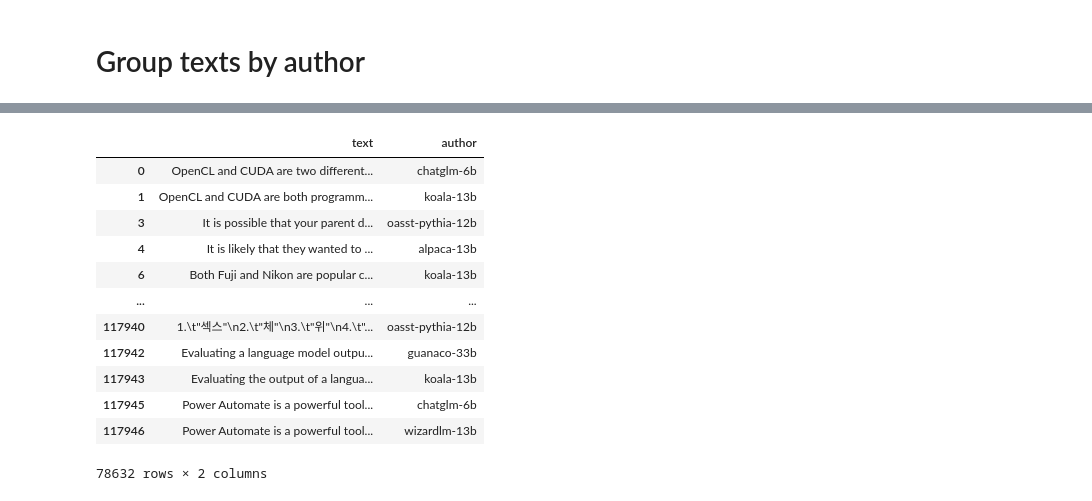
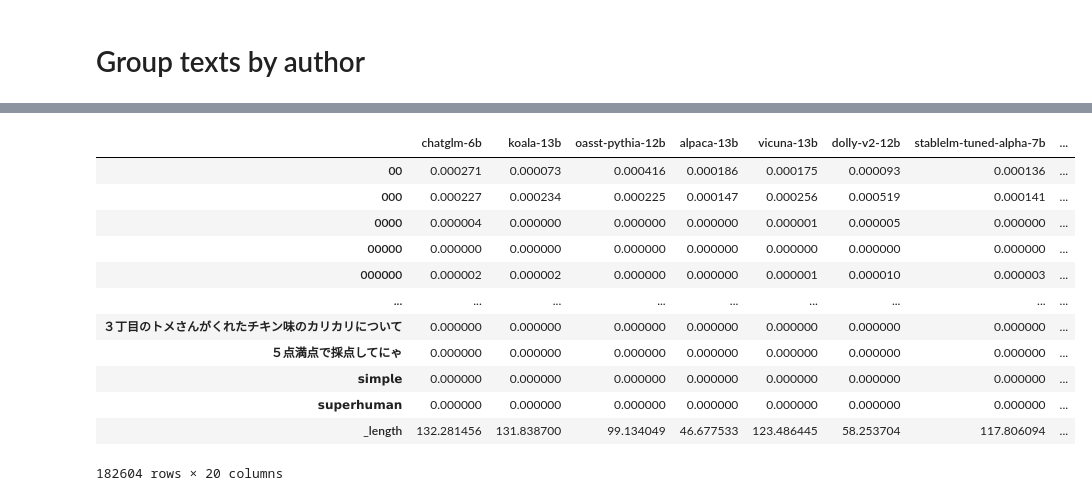
Before and after one commit to homeworkace/slop-radar, a Jupyter notebook: MLNN.ipynb, the cells around one changed output, grey strips where cells are left out. Cells and saved outputs as stored; diff of their text form; code cells hidden in the pictures.

```diff
--- a/MLNN.ipynb
+++ b/MLNN.ipynb
@@ -50,12 +85,12 @@ for _, row in dataset.iterrows():
             })
 
     # Process user messages (common across both conversations)
-    for message in row["conversation_a"]:  # Check only `conversation_a` since user messages are identical
-        if message["role"] == "user":
-            text_author_pairs.append({
-                "text": message["content"],
-                "author": "human"
-            })
+    # for message in row["conversation_a"]:  # Check only `conversation_a` since user messages are identical
+    #     if message["role"] == "user":
+    #         text_author_pairs.append({
+    #             "text": message["content"],
+    #             "author": "human"
+    #         })
 # %% [markdown]
 # Create token count vectors for each text
 # %%
@@ -65,4 +100,4 @@ authors = [entry["author"] for entry in text_author_pairs]
 
 # Vectorize the paragraphs
 vectorizer = CountVectorizer()
-x_train = vectorizer.fit_transform(paragraphs)  # Each row is a paragraph
+text_vectors = vectorizer.fit_transform(paragraphs)  # Each row is a paragraph
@@ -87,19 +104,24 @@ x_train = vectorizer.fit_transform(paragraphs)  # Each row is a paragraph
 # %% [markdown]
 # Group texts by author
 # %%
-# Group vectors by author and sum
+# Sum all token instances by author.
 author_vectors = {}
-for i, author in enumerate(authors):
+author_count = {} # Also count how many texts are attributed to each author
+for i, author in enumerate(tqdm(authors)):
     if author == 'human' :
         continue
     if author not in author_vectors:
-        author_vectors[author] = x_train[i].toarray()
+        # Add this new author to the list.
+        author_vectors[author] = text_vectors[i].toarray()
+        author_count[author] = 1
     else:
-        author_vectors[author] += x_train[i].toarray()
+        # The resulting vectors represent the number of times each token appears in that author's entire corpus.
+        author_vectors[author] += text_vectors[i].toarray()
+        author_count[author] += 1
 
 # Convert to a more readable format (if needed)
 author_df = pd.DataFrame({author: vector.flatten() for author, vector in author_vectors.items()},
                          index=vectorizer.get_feature_names_out())
 
-print(author_df)  # Token counts for each author
+author_df
 # %% [output]
@@ -123,18 +141,27 @@ print(author_df)  # Token counts for each author
 # %%
-text_author_pairs_dataframe = pd.DataFrame(text_author_pairs)
-text_author_pairs_dataframe[text_author_pairs_dataframe['author'] != 'human']
+# Find the average text length of each author.
+author_length = {author: np.sum(vector) / author_count[author] for author, vector in author_vectors.items()}
+
+# Normalise the length of each corpus.
+for author in author_count :
+    author_df[author] /= np.sum(author_df[author])
+
+# Since it has been lost, add the average text length as a separate feature.
+author_df = pd.concat([author_df, pd.DataFrame(author_length, index = ['_length'])])
+
+author_df
 # %% [output]
-|  | text | author |
-| 0 | OpenCL and CUDA are two different... | chatglm-6b |
-| 1 | OpenCL and CUDA are both programm... | koala-13b |
-| 3 | It is possible that your parent d... | oasst-pythia-12b |
-| 4 | It is likely that they wanted to ... | alpaca-13b |
-| 6 | Both Fuji and Nikon are popular c... | koala-13b |
-| ... | ... | ... |
-| 117940 | 1.\t"섹스"\n2.\t"체"\n3.\t"위"\n4.\t"... | oasst-pythia-12b |
-| 117942 | Evaluating a language model outpu... | guanaco-33b |
-| 117943 | Evaluating the output of a langua... | koala-13b |
-| 117945 | Power Automate is a powerful tool... | chatglm-6b |
-| 117946 | Power Automate is a powerful tool... | wizardlm-13b |
+|  | chatglm-6b | koala-13b | oasst-pythia-12b | alpaca-13b | vicuna-13b | dolly-v2-12b | stablelm-tuned-alpha-7b | ... |
+| 00 | 0.000271 | 0.000073 | 0.000416 | 0.000186 | 0.000175 | 0.000093 | 0.000136 | ... |
+| 000 | 0.000227 | 0.000234 | 0.000225 | 0.000147 | 0.000256 | 0.000519 | 0.000141 | ... |
+| 0000 | 0.000004 | 0.000000 | 0.000000 | 0.000000 | 0.000001 | 0.000005 | 0.000000 | ... |
+| 00000 | 0.000000 | 0.000000 | 0.000000 | 0.000000 | 0.000000 | 0.000000 | 0.000000 | ... |
+| 000000 | 0.000002 | 0.000002 | 0.000000 | 0.000000 | 0.000001 | 0.000010 | 0.000003 | ... |
+| ... | ... | ... | ... | ... | ... | ... | ... | ... |
+| ３丁目のトメさんがくれたチキン味のカリカリについて | 0.000000 | 0.000000 | 0.000000 | 0.000000 | 0.000000 | 0.000000 | 0.000000 | ... |
+| ５点満点で採点してにゃ | 0.000000 | 0.000000 | 0.000000 | 0.000000 | 0.000000 | 0.000000 | 0.000000 | ... |
+| 𝘀𝗶𝗺𝗽𝗹𝗲 | 0.000000 | 0.000000 | 0.000000 | 0.000000 | 0.000000 | 0.000000 | 0.000000 | ... |
+| 𝘀𝘂𝗽𝗲𝗿𝗵𝘂𝗺𝗮𝗻 | 0.000000 | 0.000000 | 0.000000 | 0.000000 | 0.000000 | 0.000000 | 0.000000 | ... |
+| _length | 132.281456 | 131.838700 | 99.134049 | 46.677533 | 123.486445 | 58.253704 | 117.806094 | ... |
-78632 rows × 2 columns
+182604 rows × 20 columns
 # %%
```
Also changed, not shown: parts of 14 cells of this notebook.
